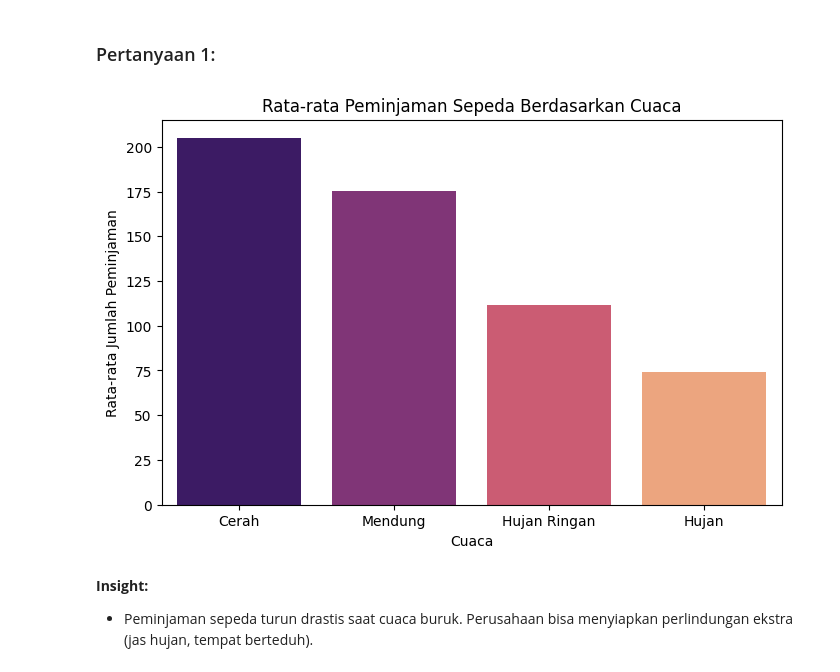
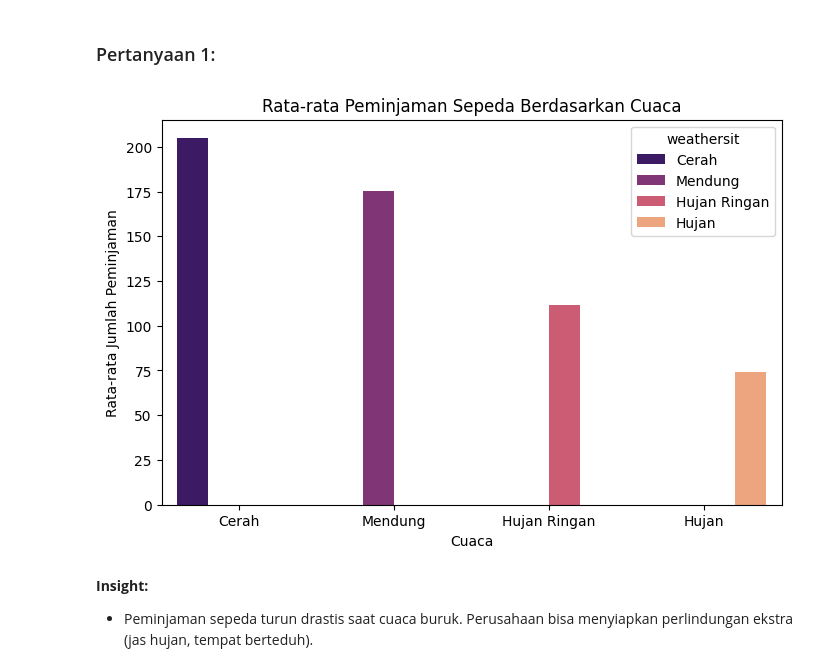
Before and after one commit to amelynsa/bike-sharing-dashboard, a Jupyter notebook: notebook.ipynb, the cells around one changed output. Drawn from its saved outputs; the diff is of its cells as text; code cells hidden in the pictures.

```diff
--- a/notebook.ipynb
+++ b/notebook.ipynb
@@ -215,21 +221,21 @@ plt.show()
 # %%
 # Rata-rata jumlah peminjaman per kategori cuaca
 weather_avg = df.groupby("weathersit")["cnt"].mean().reset_index()
 
 # Mapping nilai cuaca ke label yang lebih deskriptif
 weather_labels = {1: "Cerah", 2: "Mendung", 3: "Hujan Ringan", 4: "Hujan"}
 weather_avg["weathersit"] = weather_avg["weathersit"].map(weather_labels)
 
 # Visualisasi Rata-rata
 plt.figure(figsize=(8, 5))
-sns.barplot(x="weathersit", y="cnt", data=weather_avg, hue="weathersit", palette="magma", legend=False)
+sns.barplot(x="weathersit", y="cnt", data=weather_avg, hue="weathersit", palette="magma")
 
 plt.title("Rata-rata Peminjaman Sepeda Berdasarkan Cuaca")
 plt.xlabel("Cuaca")
 plt.ylabel("Rata-rata Jumlah Peminjaman")
 plt.show()
 # %% [output]
-[figure, old version]
+[figure, new version]
 # %% [markdown]
 **Insight:**
 - Peminjaman sepeda turun drastis saat cuaca buruk. Perusahaan bisa menyiapkan perlindungan ekstra (jas hujan, tempat berteduh).
```
Also changed, not shown: parts of 3 cells of this notebook, 1 other file.
